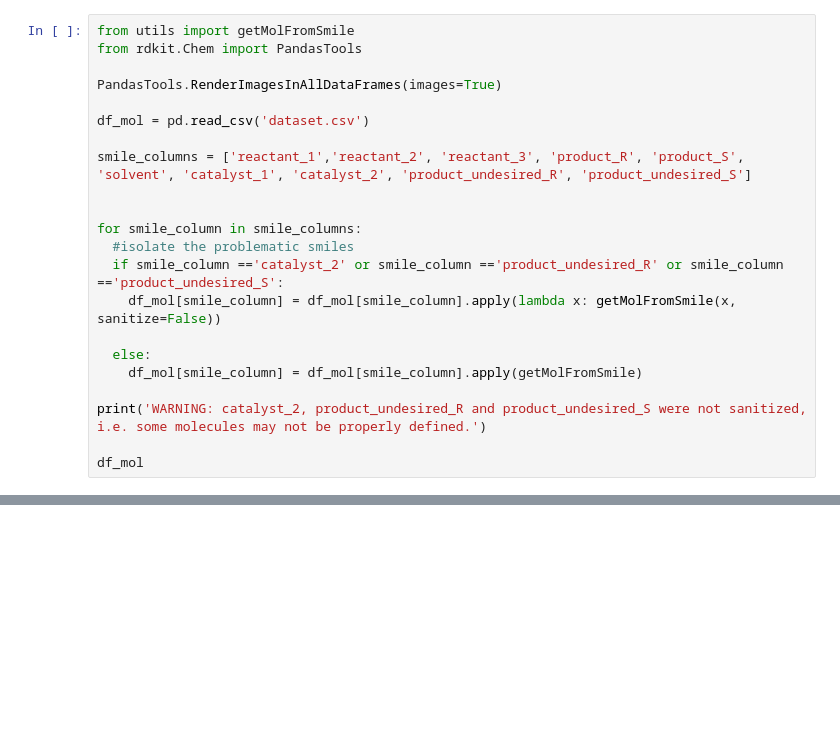
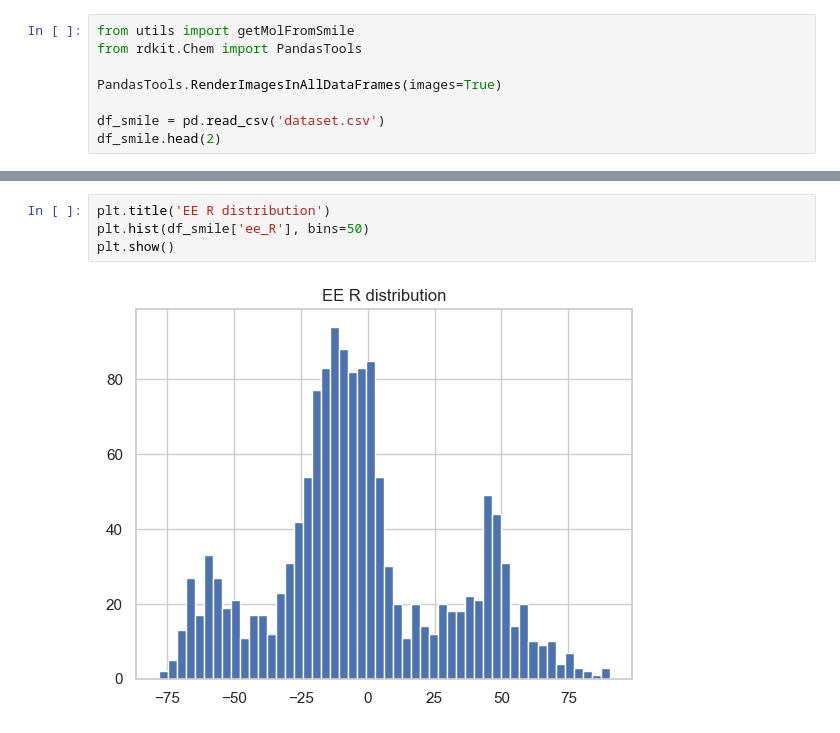
Before and after one commit to Lecmino/ai4chem-bo, a Jupyter notebook: display_database.ipynb, the cells around one changed output, grey strips where cells are left out. Drawn from its saved outputs; the diff is of its cells as text; blank space fills up the shorter version.

Commit message:
moved any statistics about the dataset contained in bo_initialization to display_database

```diff
--- a/display_database.ipynb
+++ b/display_database.ipynb
@@ -6,20 +14,6 @@ from rdkit.Chem import PandasTools
 
 PandasTools.RenderImagesInAllDataFrames(images=True)
 
-df_mol = pd.read_csv('dataset.csv')
-
-smile_columns = ['reactant_1','reactant_2', 'reactant_3', 'product_R', 'product_S', 'solvent', 'catalyst_1', 'catalyst_2', 'product_undesired_R', 'product_undesired_S']
-
-
-for smile_column in smile_columns:
-  #isolate the problematic smiles
-  if smile_column =='catalyst_2' or smile_column =='product_undesired_R' or smile_column =='product_undesired_S':
-    df_mol[smile_column] = df_mol[smile_column].apply(lambda x: getMolFromSmile(x, sanitize=False))
-
-  else:
-    df_mol[smile_column] = df_mol[smile_column].apply(getMolFromSmile)
-
-print('WARNING: catalyst_2, product_undesired_R and product_undesired_S were not sanitized, i.e. some molecules may not be properly defined.')
-
-df_mol
+df_smile = pd.read_csv('dataset.csv')
+df_smile.head(2)
 # %% [output]
@@ -43,0 +43,6 @@ WARNING: catalyst_2, product_undesired_R and product_undesired_S were not saniti
+# %%
+plt.title('EE R distribution')
+plt.hist(df_smile['ee_R'], bins=50)
+plt.show()
+# %% [output]
+[figure, added]
```
Also changed, not shown: parts of 5 cells of this notebook, 2 other files.
